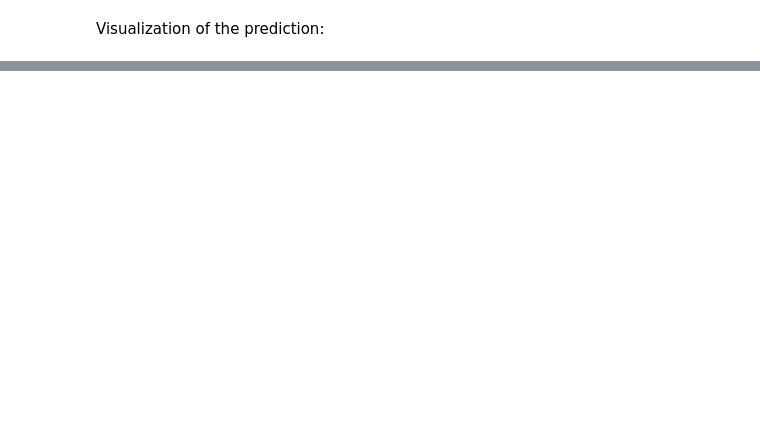
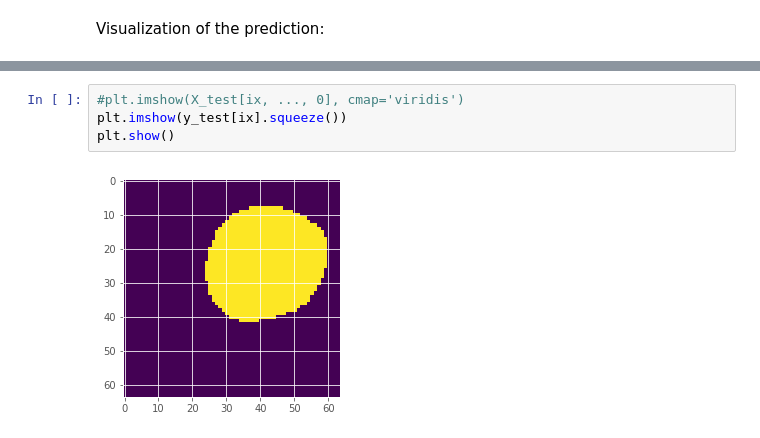
Before and after one commit to lavrovaliz/ur-cara-net, a Jupyter notebook: src/plaq-u-net_training.ipynb, the cells around one changed output, grey strips where cells are left out. Cells and saved outputs as stored; diff of their text form; blank space fills up the shorter version.

```diff
--- a/src/plaq-u-net_training.ipynb
+++ b/src/plaq-u-net_training.ipynb
@@ -697,0 +724,6 @@ AttributeError: 'numpy.ndarray' object has no attribute 'imshow'
+# %%
+#plt.imshow(X_test[ix, ..., 0], cmap='viridis')
+plt.imshow(y_test[ix].squeeze())
+plt.show()
+# %% [output]
+[figure, added]
```
Also changed, not shown: parts of 11 cells of this notebook.
